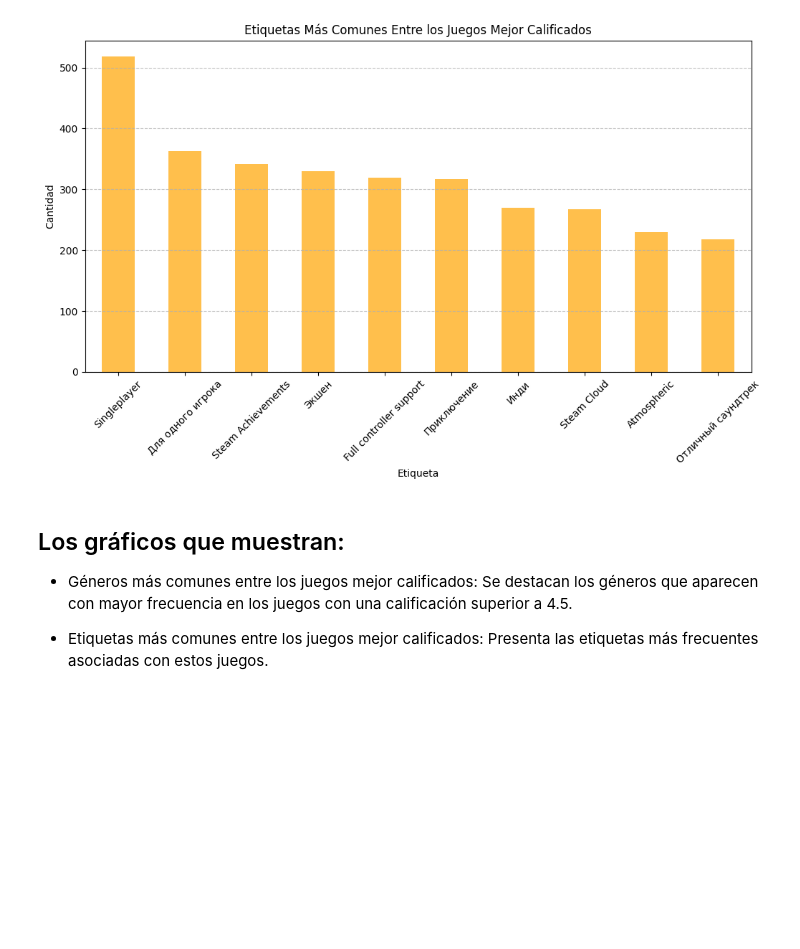
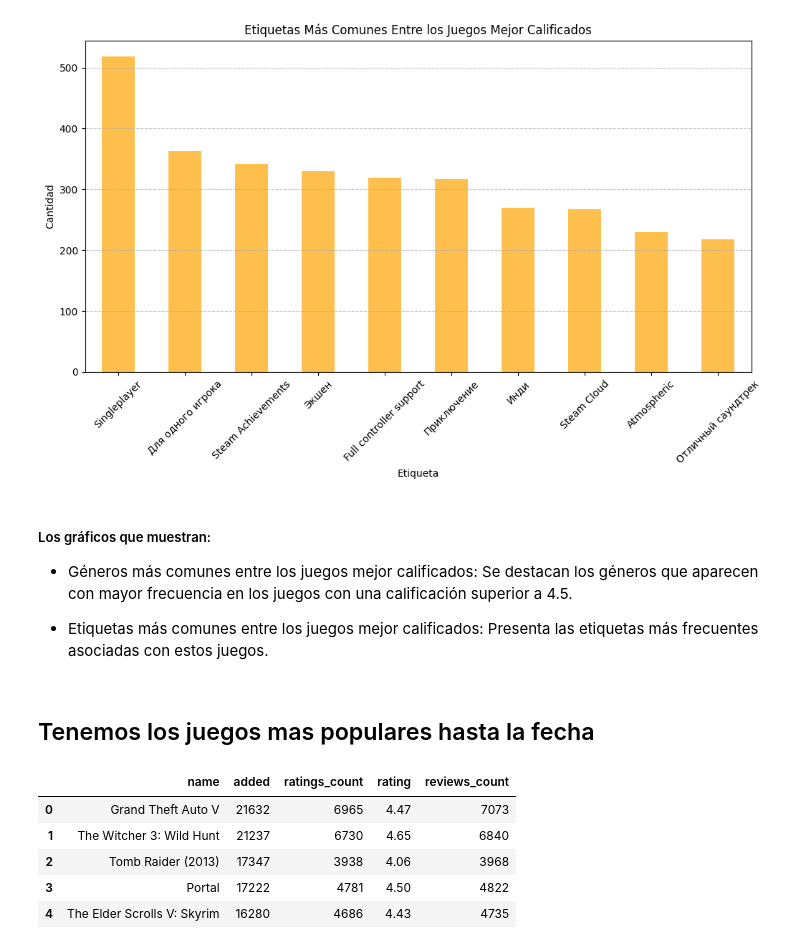
Before and after one commit to andreszaragoza/Eda-Andres, a Jupyter notebook: Analisis_Andres/notebooks/Analisis_Datos.ipynb, the cells around one changed output. Saved outputs shown, nothing was run; the diff lists cells and outputs as text; code cells hidden in the pictures; blank space fills up the shorter version.

```diff
--- a/Analisis_Andres/notebooks/Analisis_Datos.ipynb
+++ b/Analisis_Andres/notebooks/Analisis_Datos.ipynb
@@ -712,8 +810,32 @@ else:
 [figure]
 [figure]
 # %% [markdown]
-## Los gráficos que muestran:
+##### Los gráficos que muestran:
 
 - Géneros más comunes entre los juegos mejor calificados: Se destacan los géneros que aparecen con mayor frecuencia en los juegos con una calificación superior a 4.5.
 
 - Etiquetas más comunes entre los juegos mejor calificados: Presenta las etiquetas más frecuentes asociadas con estos juegos.
+# %% [markdown]
+## Tenemos los juegos mas populares hasta la fecha
+# %%
+popularidad = ['name', 'added', 'ratings_count', 'rating', 'reviews_count']
+popularidad_df = df[popularidad]
+
+top_added = popularidad_df.sort_values('added', ascending=False).head(5)
+top_ratings_count = popularidad_df.sort_values('ratings_count', ascending=False).head(5)
+top_reviews_count = popularidad_df.sort_values('reviews_count', ascending=False).head(5)
+
+top_popular = {
+    "Más jugadores registrados (added)": top_added[['name', 'added']],
+    "Más calificaciones (ratings_count)": top_ratings_count[['name', 'ratings_count']],
+    "Más reseñas (reviews_count)": top_reviews_count[['name', 'reviews_count']]
+}
+
+top_added
+# %% [output]
+|  | name | added | ratings_count | rating | reviews_count |
+| 0 | Grand Theft Auto V | 21632 | 6965 | 4.47 | 7073 |
+| 1 | The Witcher 3: Wild Hunt | 21237 | 6730 | 4.65 | 6840 |
+| 2 | Tomb Raider (2013) | 17347 | 3938 | 4.06 | 3968 |
+| 3 | Portal | 17222 | 4781 | 4.50 | 4822 |
+| 4 | The Elder Scrolls V: Skyrim | 16280 | 4686 | 4.43 | 4735 |
```
Also changed, not shown: parts of 8 cells of this notebook.
